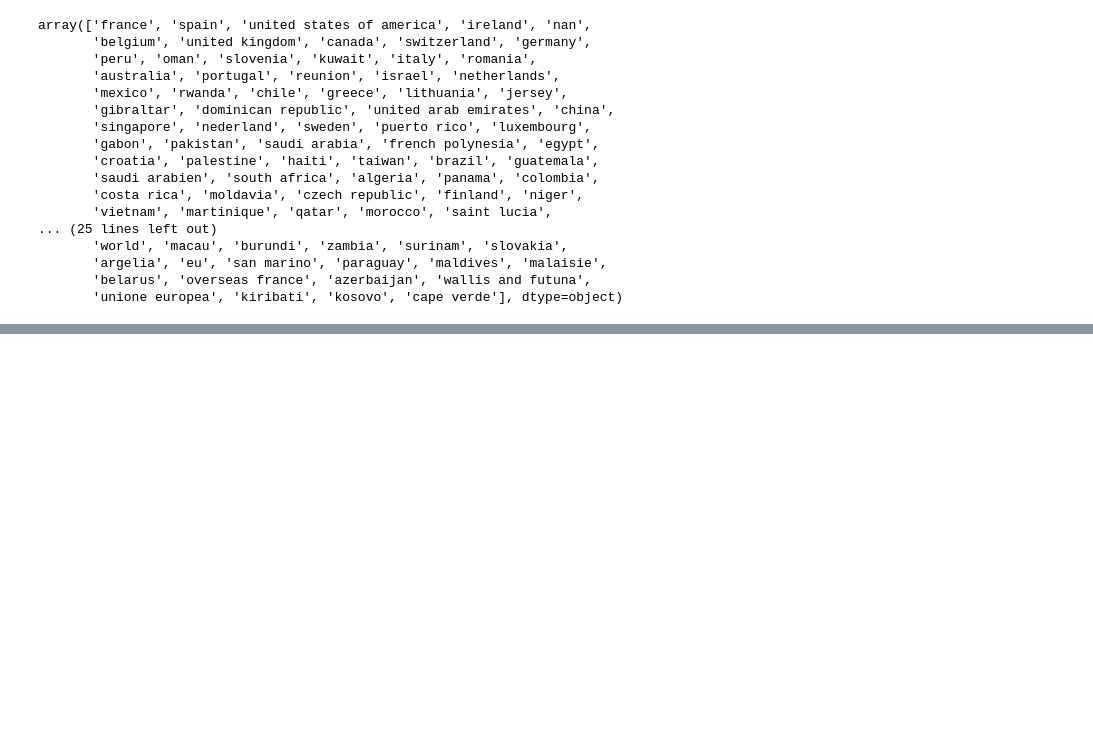
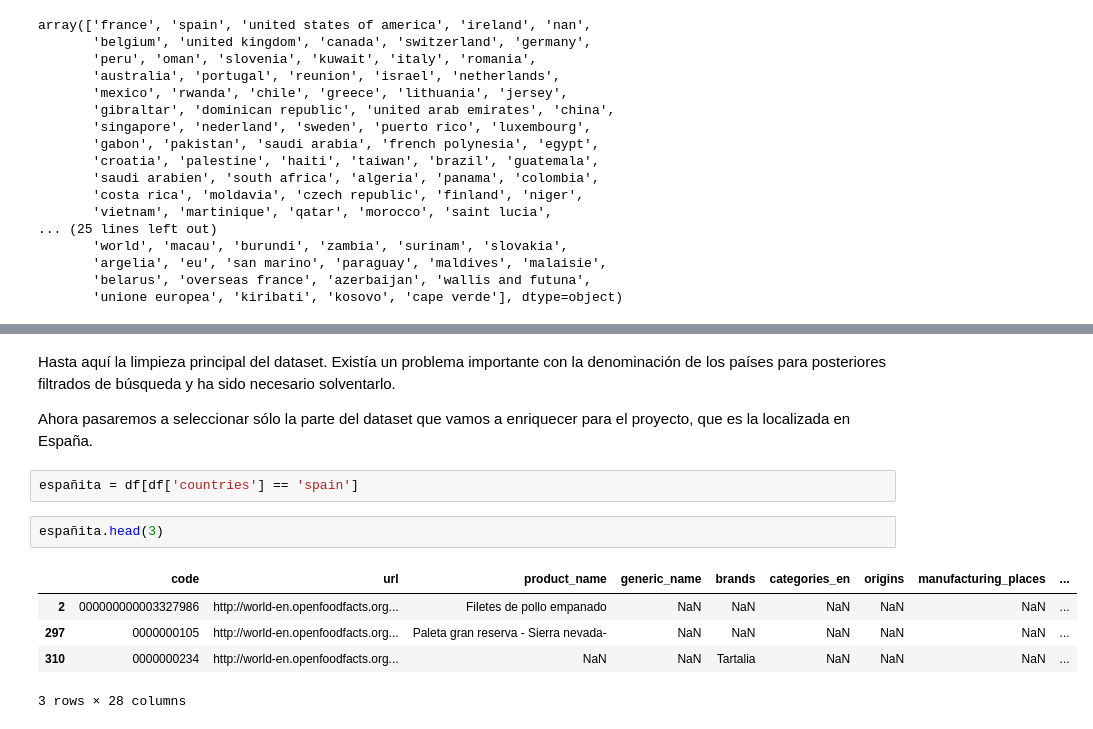
Before and after one commit to CibelesR/-Ironhack-La-Turra-Final, a Jupyter notebook: notebooks/Cleaning_Countries_v2.ipynb, the cells around one changed output, grey strips where cells are left out. Cells and saved outputs as stored; diff of their text form; blank space fills up the shorter version.

```diff
--- a/notebooks/Cleaning_Countries_v2.ipynb
+++ b/notebooks/Cleaning_Countries_v2.ipynb
@@ -736,0 +751,14 @@ array(['france', 'spain', 'united states of america', 'ireland', 'nan',
+# %% [markdown]
+Hasta aquí la limpieza principal del dataset. Existía un problema importante con la denominación de los países para posteriores filtrados de búsqueda y ha sido necesario solventarlo.
+
+Ahora pasaremos a seleccionar sólo la parte del dataset que vamos a enriquecer para el proyecto, que es la localizada en España.
+# %%
+españita = df[df['countries'] == 'spain']
+# %%
+españita.head(3)
+# %% [output]
+|  | code | url | product_name | generic_name | brands | categories_en | origins | manufacturing_places | ... |
+| 2 | 000000000003327986 | http://world-en.openfoodfacts.org... | Filetes de pollo empanado | NaN | NaN | NaN | NaN | NaN | ... |
+| 297 | 0000000105 | http://world-en.openfoodfacts.org... | Paleta gran reserva - Sierra nevada- | NaN | NaN | NaN | NaN | NaN | ... |
+| 310 | 0000000234 | http://world-en.openfoodfacts.org... | NaN | NaN | Tartalia | NaN | NaN | NaN | ... |
+3 rows × 28 columns
```
Also changed, not shown: parts of 7 cells of this notebook, 1 other file.
